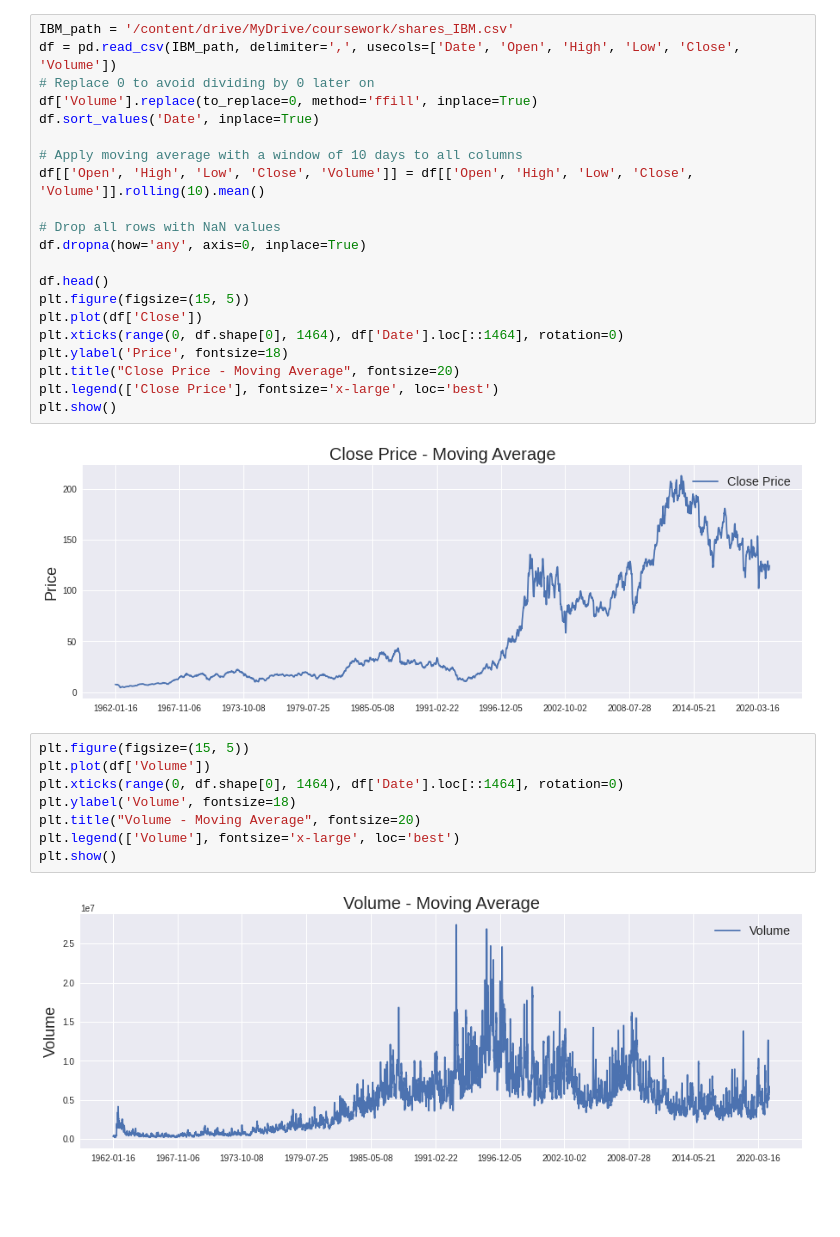
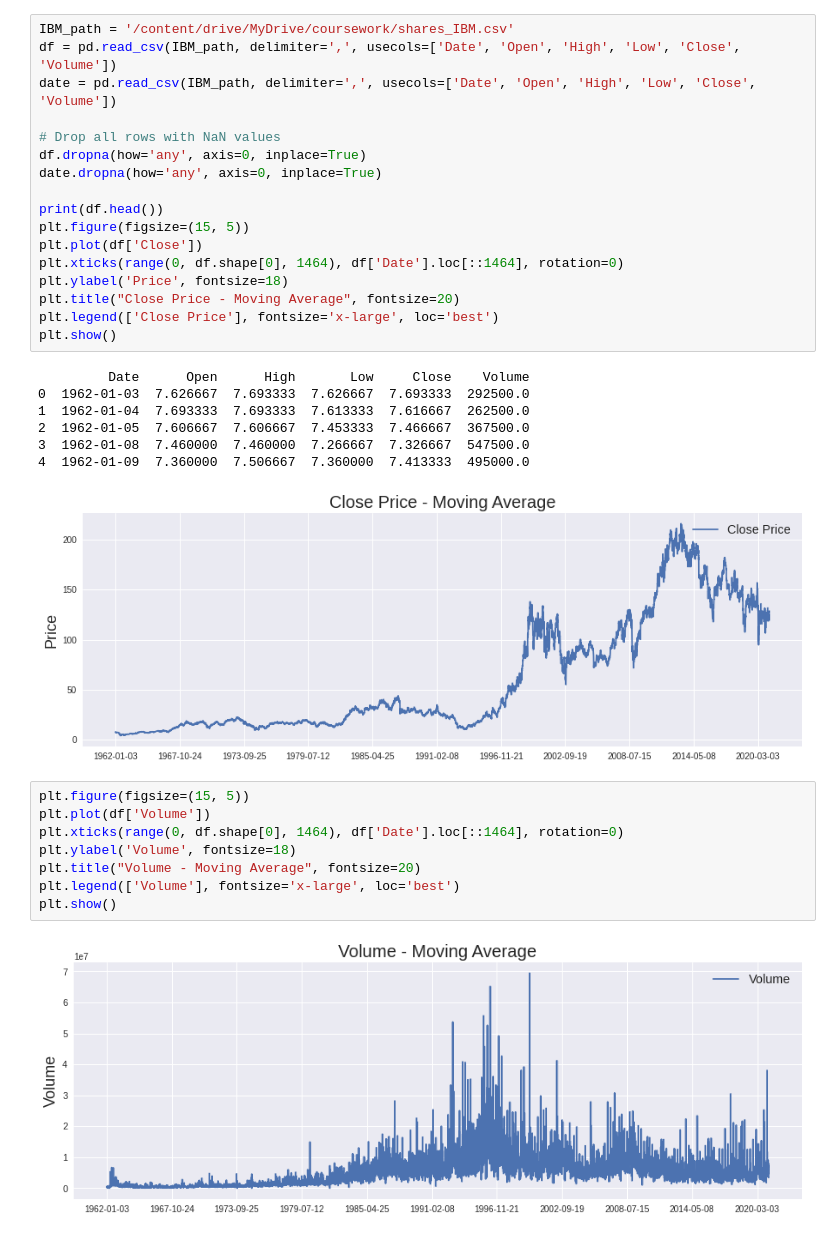
Before and after one commit to plerte/coursework1, a Jupyter notebook: LSTM.ipynb, the cells around one changed output. Drawn from its saved outputs; the diff is of its cells as text; blank space fills up the shorter version.

```diff
--- a/LSTM.ipynb
+++ b/LSTM.ipynb
@@ -17,26 +18,28 @@ Tensorflow version: 2.4.1
 # %%
 IBM_path = '/content/drive/MyDrive/coursework/shares_IBM.csv'
 df = pd.read_csv(IBM_path, delimiter=',', usecols=['Date', 'Open', 'High', 'Low', 'Close', 'Volume'])
-# Replace 0 to avoid dividing by 0 later on
-df['Volume'].replace(to_replace=0, method='ffill', inplace=True)
-df.sort_values('Date', inplace=True)
-
-# Apply moving average with a window of 10 days to all columns
-df[['Open', 'High', 'Low', 'Close', 'Volume']] = df[['Open', 'High', 'Low', 'Close', 'Volume']].rolling(10).mean()
+date = pd.read_csv(IBM_path, delimiter=',', usecols=['Date', 'Open', 'High', 'Low', 'Close', 'Volume'])
 
 # Drop all rows with NaN values
 df.dropna(how='any', axis=0, inplace=True)
+date.dropna(how='any', axis=0, inplace=True)
 
-df.head()
+print(df.head())
 plt.figure(figsize=(15, 5))
 plt.plot(df['Close'])
 plt.xticks(range(0, df.shape[0], 1464), df['Date'].loc[::1464], rotation=0)
 plt.ylabel('Price', fontsize=18)
 plt.title("Close Price - Moving Average", fontsize=20)
 plt.legend(['Close Price'], fontsize='x-large', loc='best')
 plt.show()
 # %% [output]
+         Date      Open      High       Low     Close    Volume
+0  1962-01-03  7.626667  7.693333  7.626667  7.693333  292500.0
+1  1962-01-04  7.693333  7.693333  7.613333  7.616667  262500.0
+2  1962-01-05  7.606667  7.606667  7.453333  7.466667  367500.0
+3  1962-01-08  7.460000  7.460000  7.266667  7.326667  547500.0
+4  1962-01-09  7.360000  7.506667  7.360000  7.413333  495000.0
-[figure, old version]
+[figure, new version]
 # %%
 plt.figure(figsize=(15, 5))
 plt.plot(df['Volume'])
@@ -46,7 +49,7 @@ plt.title("Volume - Moving Average", fontsize=20)
 plt.legend(['Volume'], fontsize='x-large', loc='best')
 plt.show()
 # %% [output]
-[figure, old version]
+[figure, new version]
 # %%
 ###############################################################################
 '''Normalize price columns'''
```
Also changed, not shown: parts of 24 cells of this notebook.
